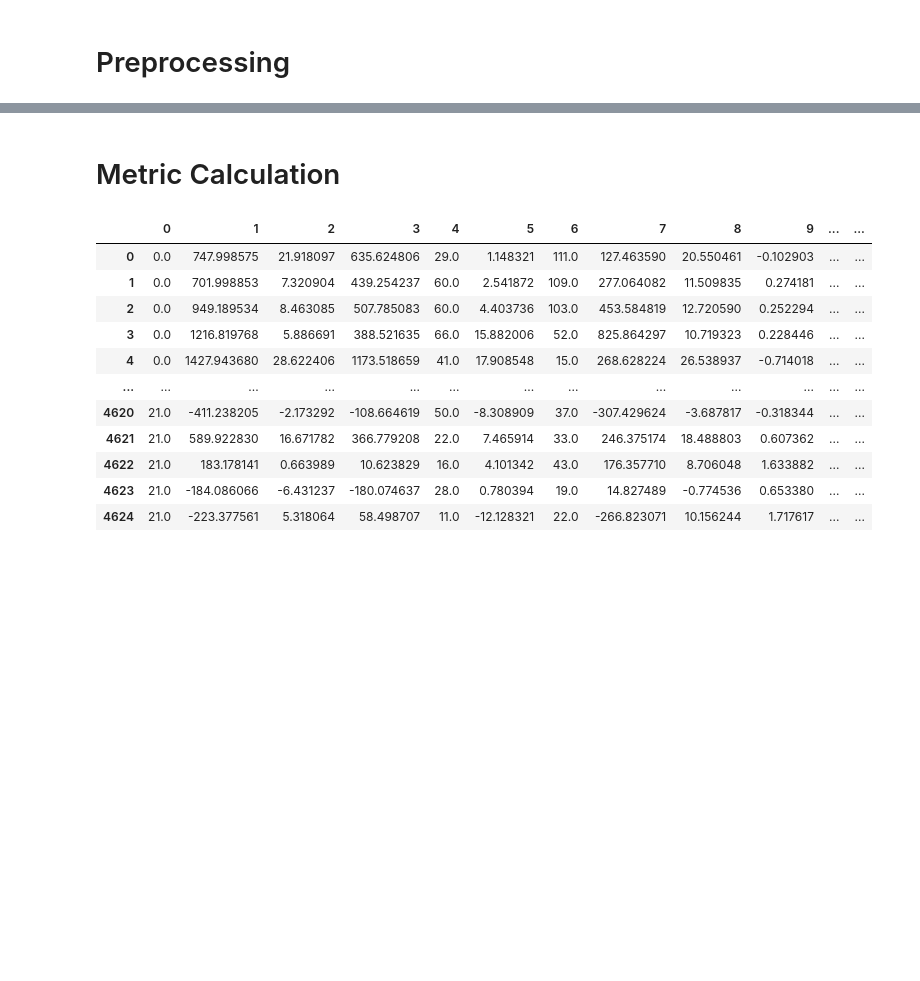
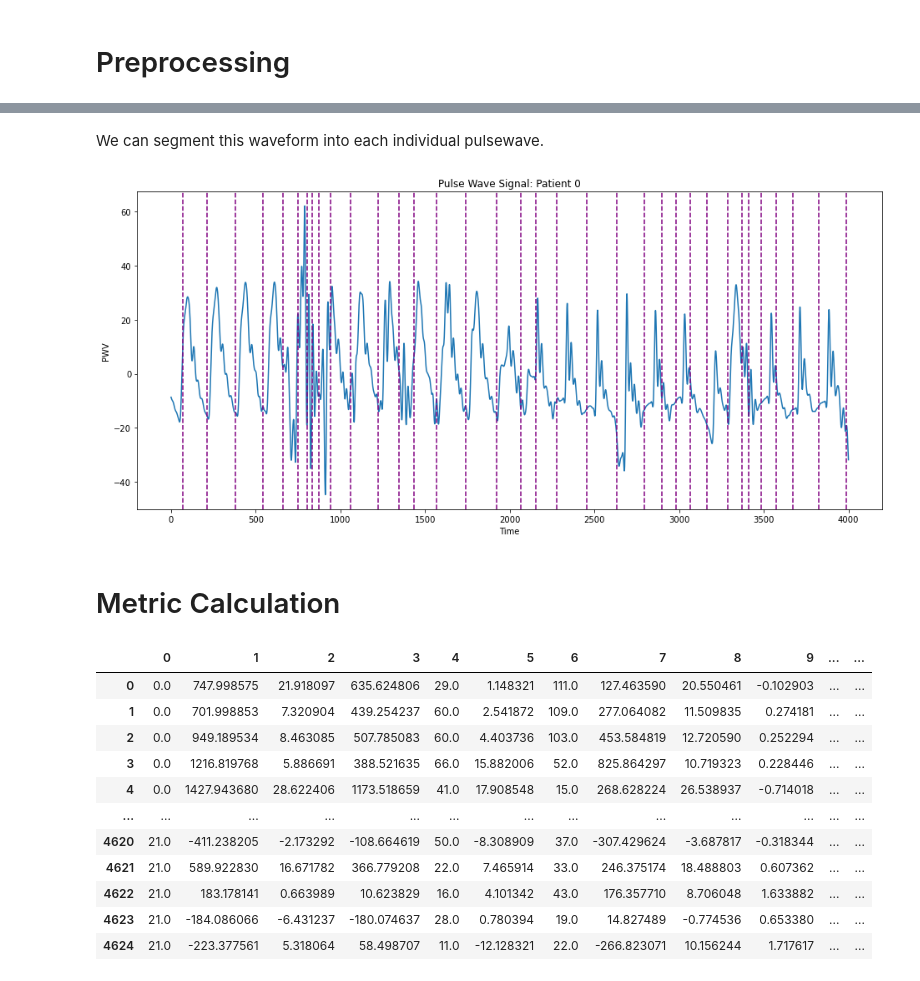
Before and after one commit to jozieLamp/PWV, a Jupyter notebook: full_demo/demo.ipynb, the cells around one changed output, grey strips where cells are left out. Saved outputs shown, nothing was run; the diff lists cells and outputs as text; code cells hidden in the pictures; blank space fills up the shorter version.

```diff
--- a/full_demo/demo.ipynb
+++ b/full_demo/demo.ipynb
@@ -24,3 +65,17 @@ Here is some text about...
+# %% [markdown]
+We can segment this waveform into each individual pulsewave.
+# %%
+plt.figure(figsize=(16,7))
+plt.plot(waveformData[0][0:4000])
+plt.xlabel("Time")
+plt.ylabel("PWV")
+plt.title("Pulse Wave Signal: Patient 0")
+for xc in segmentIndices[0]:
+    if(xc>4000):
+        break
+    plt.axvline(x=xc, color='purple', linestyle="--")
+# %% [output]
+[figure, added]
 # %% [markdown]
 # Metric Calculation
 # %%
```
Also changed, not shown: parts of 8 cells of this notebook, 1 other file.
